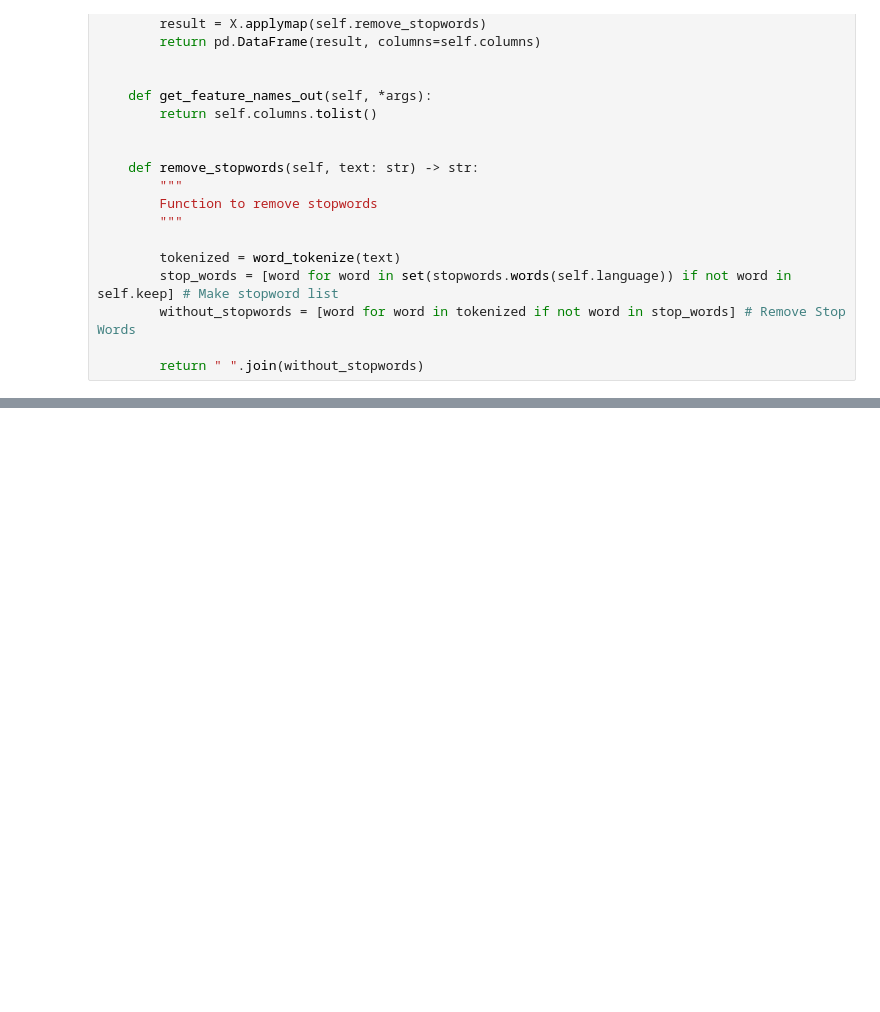
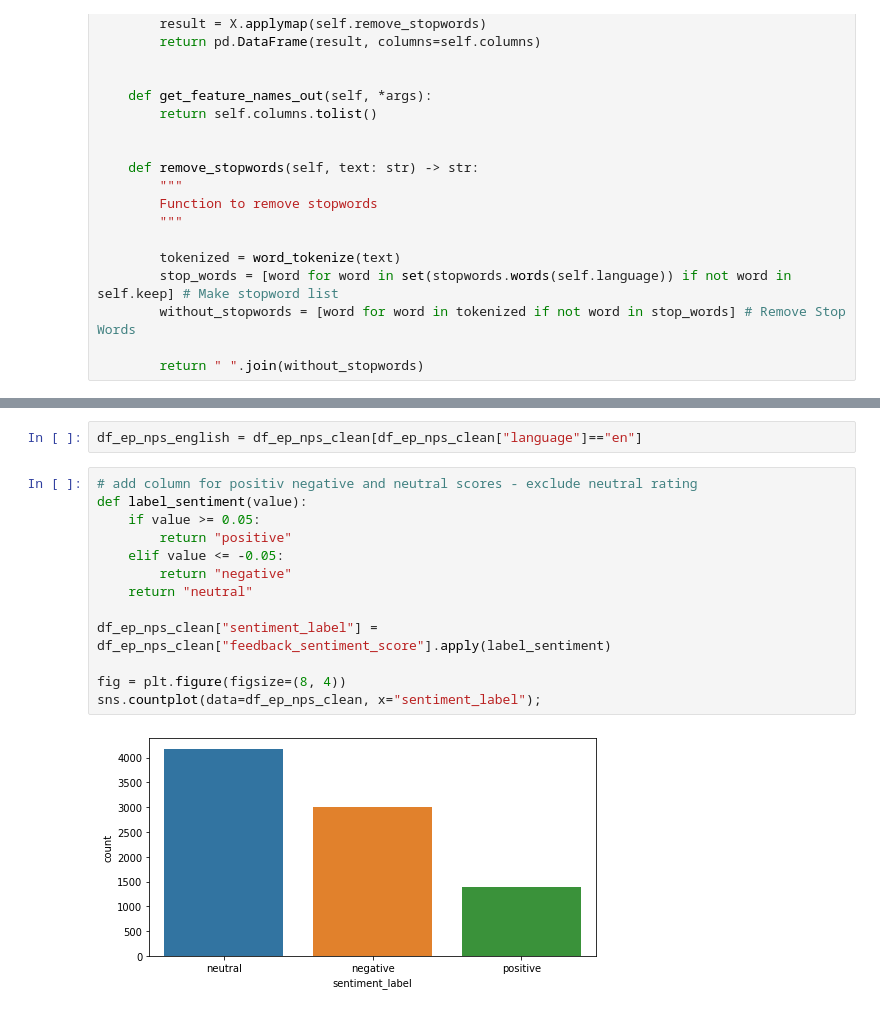
Before and after one commit to moe221/nps_sentiment_analysis, a Jupyter notebook: notebooks/EasyPark - Sentiment Analysis.ipynb, the cells around one changed output, grey strips where cells are left out. Saved outputs shown, nothing was run; the diff lists cells and outputs as text; blank space fills up the shorter version.

```diff
--- a/notebooks/EasyPark - Sentiment Analysis.ipynb
+++ b/notebooks/EasyPark - Sentiment Analysis.ipynb
@@ -784,0 +510,17 @@ sns.barplot(data=df_word_neg_freq.head(20), y="word", x="frequency");
+# %%
+df_ep_nps_english = df_ep_nps_clean[df_ep_nps_clean["language"]=="en"]
+# %%
+# add column for positiv negative and neutral scores - exclude neutral rating
+def label_sentiment(value):
+    if value >= 0.05:
+        return "positive"
+    elif value <= -0.05:
+        return "negative"
+    return "neutral"
+
+df_ep_nps_clean["sentiment_label"] = df_ep_nps_clean["feedback_sentiment_score"].apply(label_sentiment)
+
+fig = plt.figure(figsize=(8, 4))
+sns.countplot(data=df_ep_nps_clean, x="sentiment_label");
+# %% [output]
+[figure, added]
```
Also changed, not shown: parts of 85 cells of this notebook.
